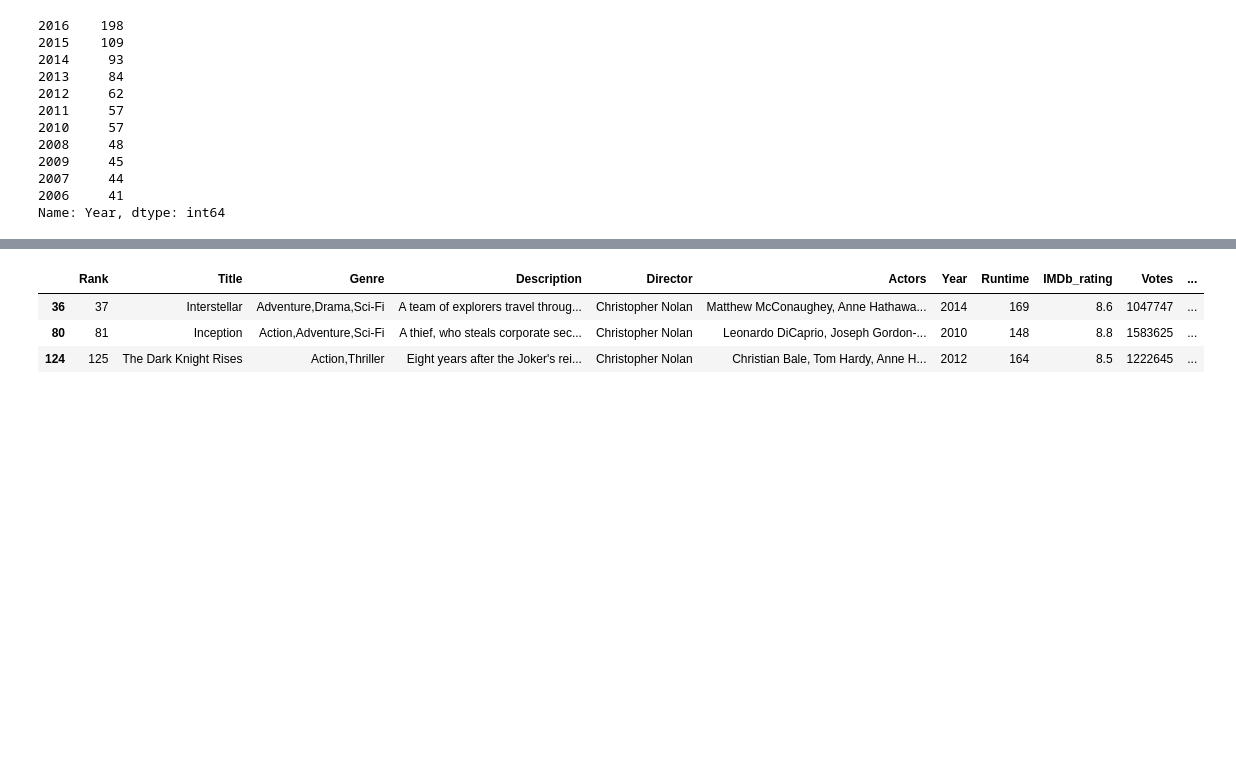
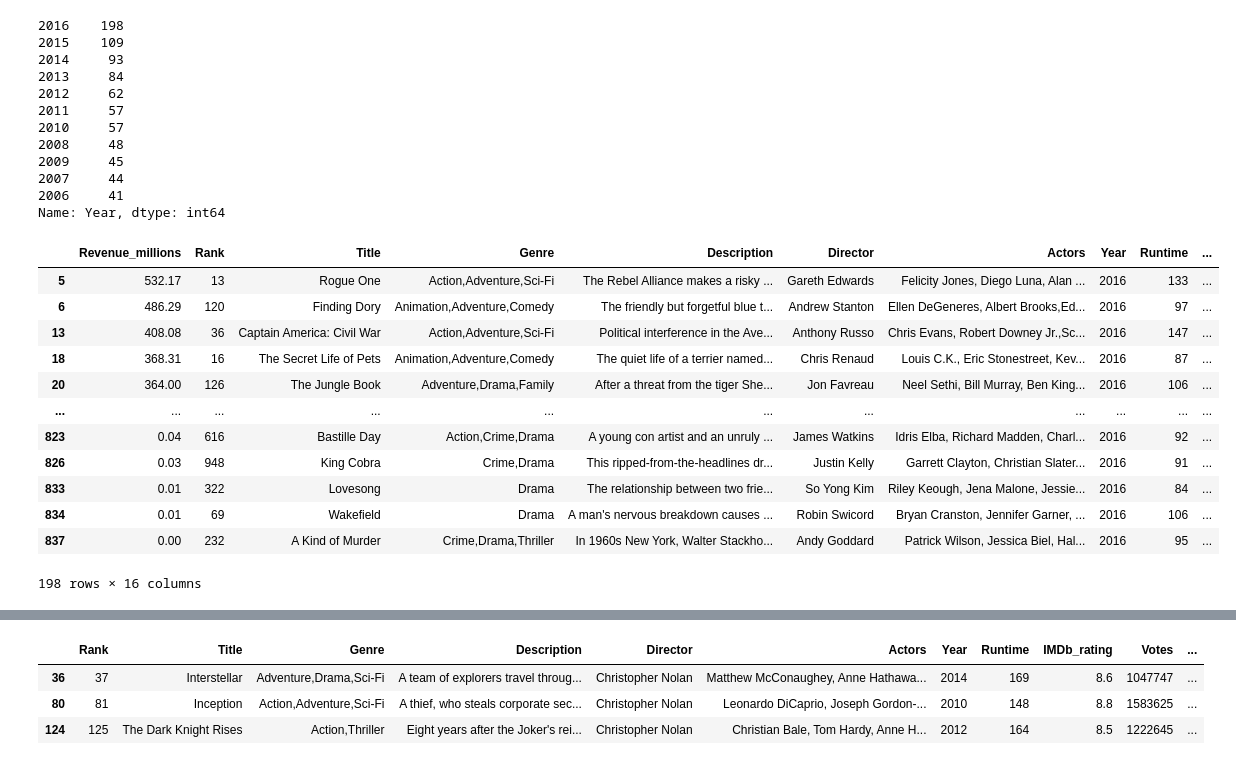
Before and after one commit to Justelei/Python_mokymai, a Jupyter notebook: movies.ipynb, the cells around one changed output, grey strips where cells are left out. Cells and saved outputs as stored; diff of their text form; code cells hidden in the pictures; blank space fills up the shorter version.

```diff
--- a/movies.ipynb
+++ b/movies.ipynb
@@ -263,3 +263,19 @@ movies['Year'].value_counts() # 2016 was the most popular year for releasing new
 2007     44
 2006     41
 Name: Year, dtype: int64
+# %%
+movies[movies['Year'] == 2016]
+# %% [output]
+|  | Revenue_millions | Rank | Title | Genre | Description | Director | Actors | Year | Runtime | ... |
+| 5 | 532.17 | 13 | Rogue One | Action,Adventure,Sci-Fi | The Rebel Alliance makes a risky ... | Gareth Edwards | Felicity Jones, Diego Luna, Alan ... | 2016 | 133 | ... |
+| 6 | 486.29 | 120 | Finding Dory | Animation,Adventure,Comedy | The friendly but forgetful blue t... | Andrew Stanton | Ellen DeGeneres, Albert Brooks,Ed... | 2016 | 97 | ... |
+| 13 | 408.08 | 36 | Captain America: Civil War | Action,Adventure,Sci-Fi | Political interference in the Ave... | Anthony Russo | Chris Evans, Robert Downey Jr.,Sc... | 2016 | 147 | ... |
+| 18 | 368.31 | 16 | The Secret Life of Pets | Animation,Adventure,Comedy | The quiet life of a terrier named... | Chris Renaud | Louis C.K., Eric Stonestreet, Kev... | 2016 | 87 | ... |
+| 20 | 364.00 | 126 | The Jungle Book | Adventure,Drama,Family | After a threat from the tiger She... | Jon Favreau | Neel Sethi, Bill Murray, Ben King... | 2016 | 106 | ... |
+| ... | ... | ... | ... | ... | ... | ... | ... | ... | ... | ... |
+| 823 | 0.04 | 616 | Bastille Day | Action,Crime,Drama | A young con artist and an unruly ... | James Watkins | Idris Elba, Richard Madden, Charl... | 2016 | 92 | ... |
+| 826 | 0.03 | 948 | King Cobra | Crime,Drama | This ripped-from-the-headlines dr... | Justin Kelly | Garrett Clayton, Christian Slater... | 2016 | 91 | ... |
+| 833 | 0.01 | 322 | Lovesong | Drama | The relationship between two frie... | So Yong Kim | Riley Keough, Jena Malone, Jessie... | 2016 | 84 | ... |
+| 834 | 0.01 | 69 | Wakefield | Drama | A man's nervous breakdown causes ... | Robin Swicord | Bryan Cranston, Jennifer Garner, ... | 2016 | 106 | ... |
+| 837 | 0.00 | 232 | A Kind of Murder | Crime,Drama,Thriller | In 1960s New York, Walter Stackho... | Andy Goddard | Patrick Wilson, Jessica Biel, Hal... | 2016 | 95 | ... |
+198 rows × 16 columns
```
Also changed, not shown: parts of 4 cells of this notebook.
